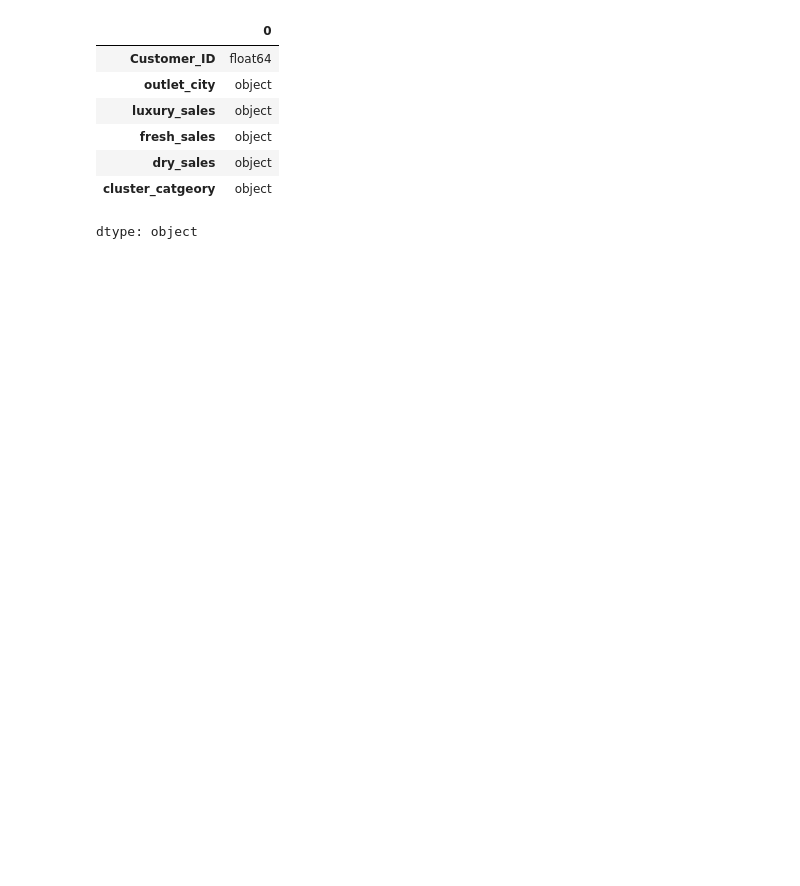
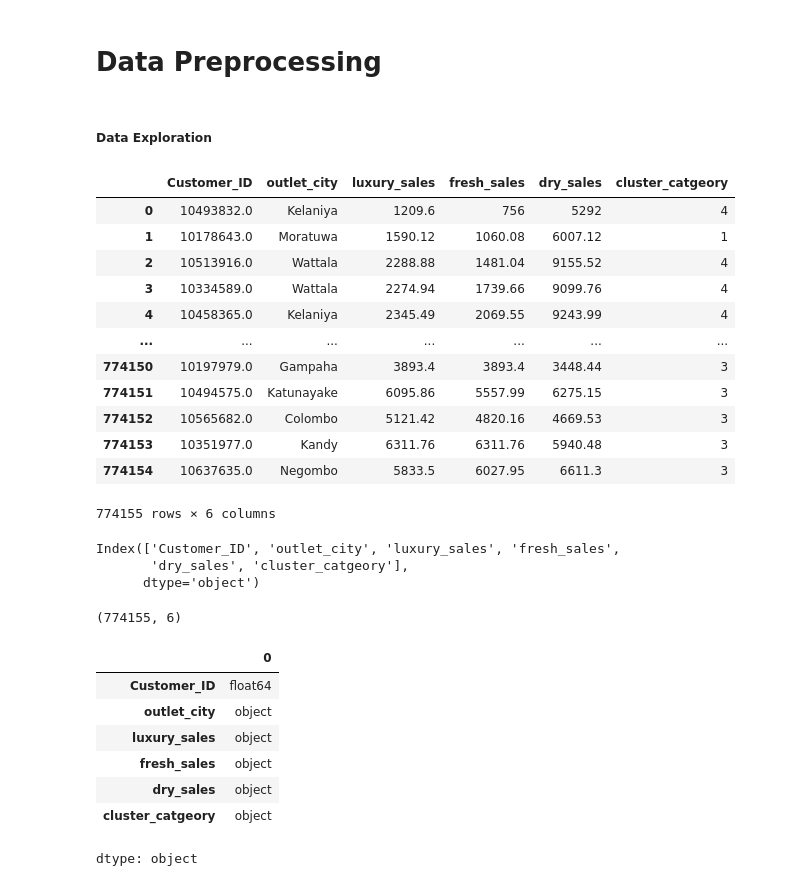
Before and after one commit to Krishnadayal/Data-Science-Project-Lifecycle, a Jupyter notebook: train_DSPL.ipynb, the cells around one changed output. Drawn from its saved outputs; the diff is of its cells as text; code cells hidden in the pictures; blank space fills up the shorter version.

```diff
--- a/train_DSPL.ipynb
+++ b/train_DSPL.ipynb
@@ -1,12 +1,40 @@
 # %% [markdown]
 <a href="https://colab.research.google.com/github/Krishnadayal/Data-Science-Project-Lifecycle/blob/main/train_DSPL.ipynb" target="_parent"><img src="https://colab.research.google.com/assets/colab-badge.svg" alt="Open In Colab"/></a>
+# %% [markdown]
+# **Data Preprocessing**
+# %% [markdown]
+##### **Data Exploration**
 # %%
 import pandas as pd
 import numpy as np
 import matplotlib.pyplot as plt
 import seaborn as sns
 # %%
-train_data = pd.read_csv('/content/traincsv.csv')
+train_data = pd.read_csv('/content/traincsv.csv', low_memory = False)
 train_data
+# %% [output]
+|  | Customer_ID | outlet_city | luxury_sales | fresh_sales | dry_sales | cluster_catgeory |
+| 0 | 10493832.0 | Kelaniya | 1209.6 | 756 | 5292 | 4 |
+| 1 | 10178643.0 | Moratuwa | 1590.12 | 1060.08 | 6007.12 | 1 |
+| 2 | 10513916.0 | Wattala | 2288.88 | 1481.04 | 9155.52 | 4 |
+| 3 | 10334589.0 | Wattala | 2274.94 | 1739.66 | 9099.76 | 4 |
+| 4 | 10458365.0 | Kelaniya | 2345.49 | 2069.55 | 9243.99 | 4 |
+| ... | ... | ... | ... | ... | ... | ... |
+| 774150 | 10197979.0 | Gampaha | 3893.4 | 3893.4 | 3448.44 | 3 |
+| 774151 | 10494575.0 | Katunayake | 6095.86 | 5557.99 | 6275.15 | 3 |
+| 774152 | 10565682.0 | Colombo | 5121.42 | 4820.16 | 4669.53 | 3 |
+| 774153 | 10351977.0 | Kandy | 6311.76 | 6311.76 | 5940.48 | 3 |
+| 774154 | 10637635.0 | Negombo | 5833.5 | 6027.95 | 6611.3 | 3 |
+774155 rows × 6 columns
+# %%
+train_data.columns
+# %% [output]
+Index(['Customer_ID', 'outlet_city', 'luxury_sales', 'fresh_sales',
+       'dry_sales', 'cluster_catgeory'],
+      dtype='object')
+# %%
+train_data.shape
+# %% [output]
+(774155, 6)
 # %%
 #checking the data types of each column
```
Also changed, not shown: parts of 8 cells of this notebook.
